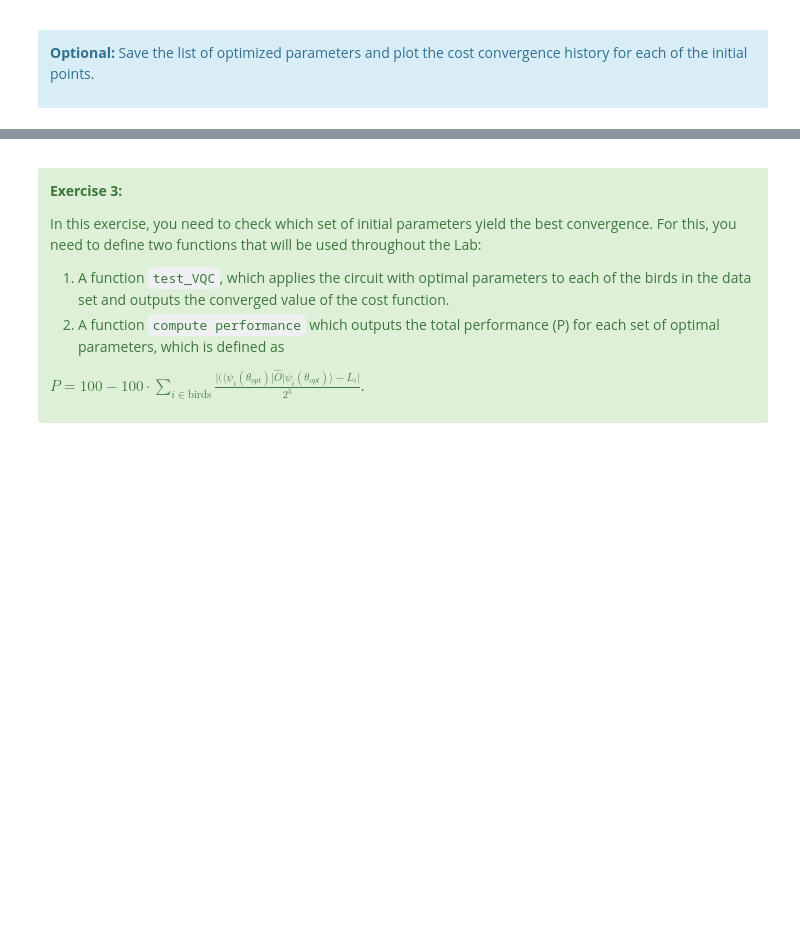
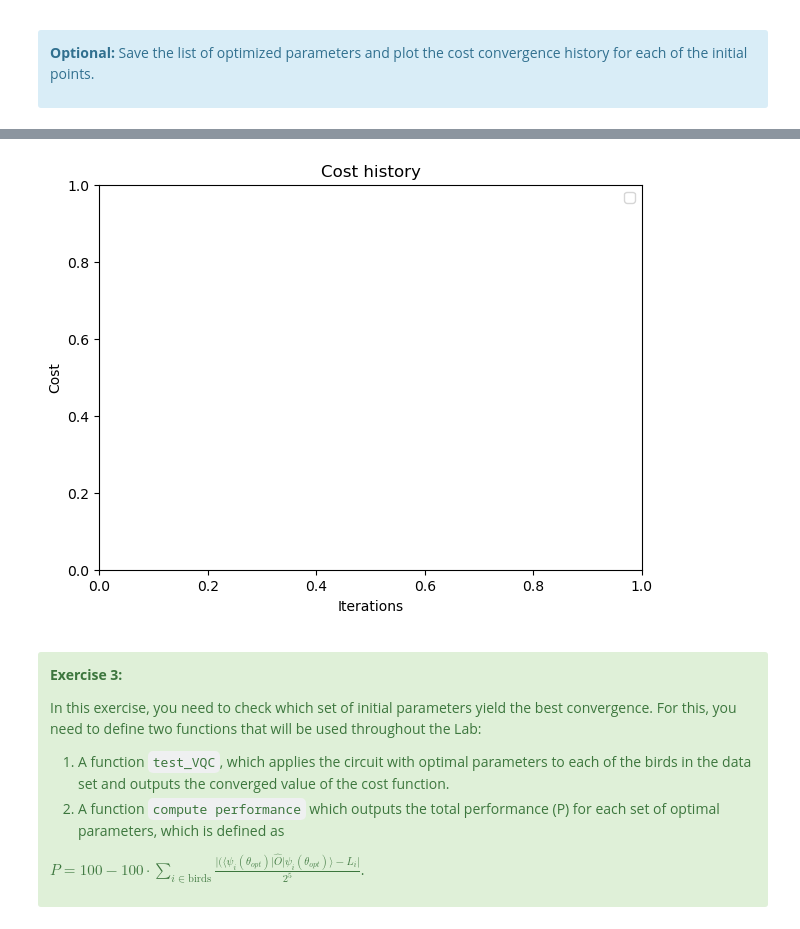
Before and after one commit to qiskit-community/ibm-quantum-challenge-2024, a Jupyter notebook: content/lab_4/lab-4.ipynb, the cells around one changed output, grey strips where cells are left out. Saved outputs shown, nothing was run; the diff lists cells and outputs as text; code cells hidden in the pictures; blank space fills up the shorter version.

```diff
--- a/content/lab_4/lab-4.ipynb
+++ b/content/lab_4/lab-4.ipynb
@@ -337,3 +399,6 @@ ax.set_ylabel('Cost')
 ax.set_xlabel('Iterations')
 
 # Add your code here
+ax.legend()
+fig.show()
+# %% [output]
@@ -340,3 +406,4 @@ ax.set_xlabel('Iterations')
+[figure, added]
 # %% [markdown]
 <a id="exercise3"></a>
 <div class="alert alert-block alert-success">
```
Also changed, not shown: parts of 35 cells of this notebook, 9 other files.
